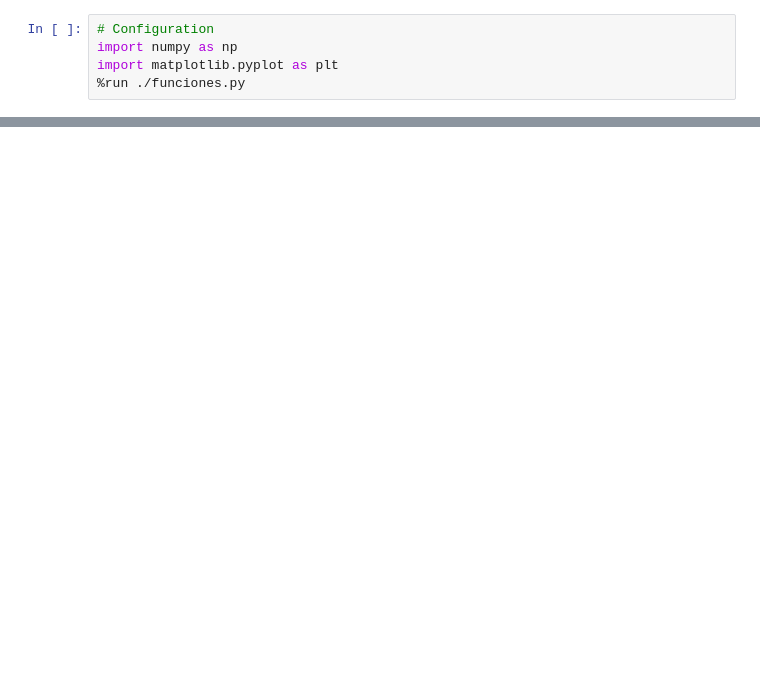
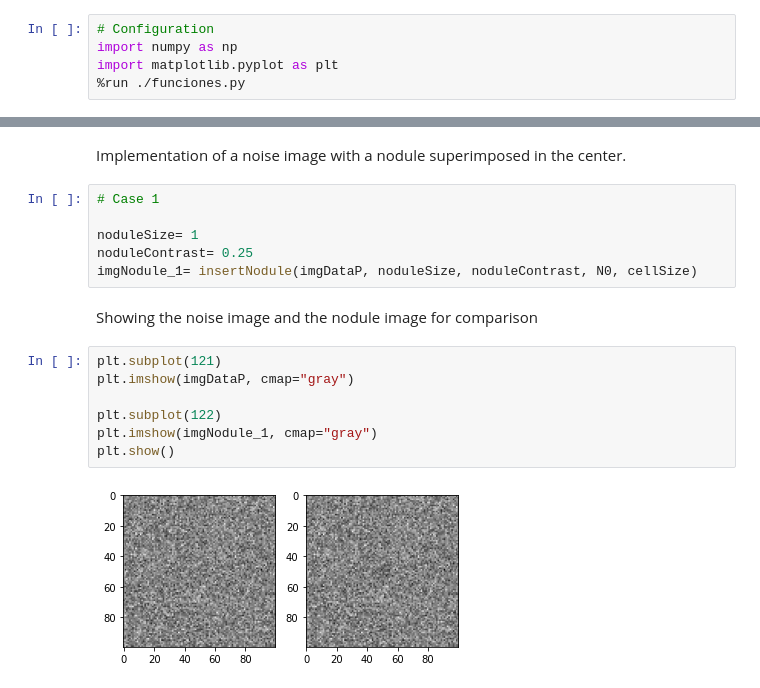
Before and after one commit to PAGF188/IBMA_Ejercicios, a Jupyter notebook: Ejercicio4/ejercicio4.ipynb, the cells around one changed output, grey strips where cells are left out. Saved outputs shown, nothing was run; the diff lists cells and outputs as text; blank space fills up the shorter version.

```diff
--- a/Ejercicio4/ejercicio4.ipynb
+++ b/Ejercicio4/ejercicio4.ipynb
@@ -62,0 +78,19 @@ plotCellDistribution(imgDataN, 100)
+# %% [markdown]
+Implementation of a noise image with a nodule superimposed in the center.
+# %%
+# Case 1
+
+noduleSize= 1
+noduleContrast= 0.25
+imgNodule_1= insertNodule(imgDataP, noduleSize, noduleContrast, N0, cellSize)
+# %% [markdown]
+Showing the noise image and the nodule image for comparison
+# %%
+plt.subplot(121)
+plt.imshow(imgDataP, cmap="gray")
+
+plt.subplot(122)
+plt.imshow(imgNodule_1, cmap="gray")
+plt.show()
+# %% [output]
+[figure, added]
```
Also changed, not shown: parts of 38 cells of this notebook, 3 other files.
